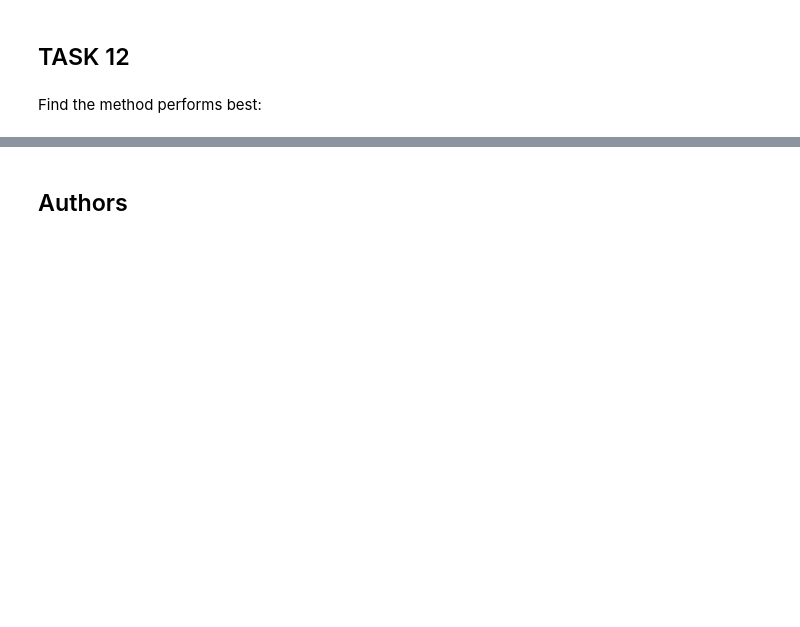
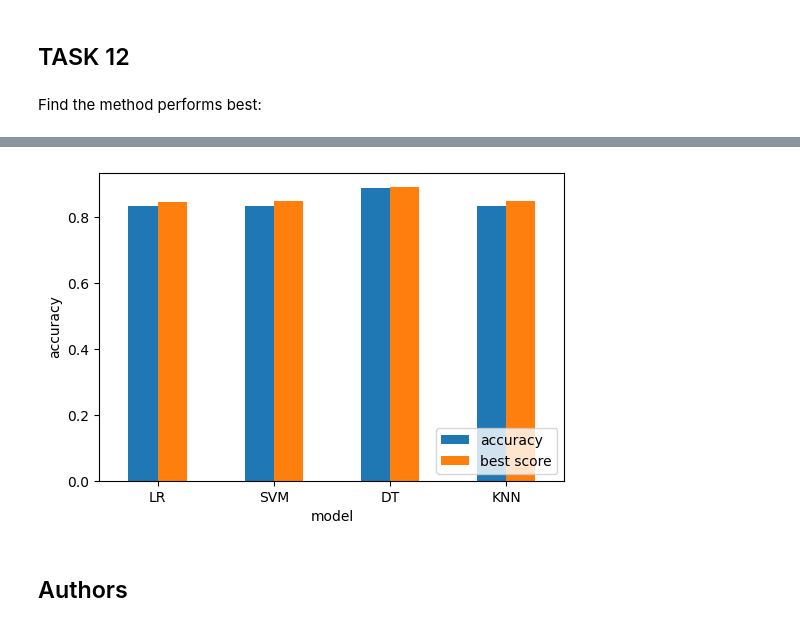
Before and after one commit to LusiDK/ADSC, a Jupyter notebook: 08_SpaceX_Machine Learning Prediction.ipynb, the cells around one changed output, grey strips where cells are left out. Saved outputs shown, nothing was run; the diff lists cells and outputs as text; code cells hidden in the pictures; blank space fills up the shorter version.

```diff
--- a/08_SpaceX_Machine Learning Prediction.ipynb
+++ b/08_SpaceX_Machine Learning Prediction.ipynb
@@ -267,6 +267,6 @@ accuracy : 0.875
 # %% [markdown]
 Calculate the accuracy of tree_cv on the test data using the method <code>score</code>:
 # %%
-tree_cv_score = svm_cv.score(X_test, Y_test)
+tree_cv_score = tree_cv.score(X_test, Y_test)
 print("score :",tree_cv_score)
 # %% [output]
@@ -338,7 +338,15 @@ params = {'LR':logreg_cv.best_params_,
           'DT':tree_cv.best_params_,
           'KNN':knn_cv.best_params_,}
 best_params = pd.DataFrame.from_dict(params[best], orient='index', columns=['value'])
-print(best_params)
+print(best_params,'\n')
+
+new = pd.DataFrame([ML_df['accuracy'],best_scores['best score']]).T
+new.plot(kind='bar', figsize=(6, 4))
+plt.xticks(rotation = 0)
+plt.legend(loc='lower right')
+plt.xlabel('model')
+plt.ylabel('accuracy')
+plt.show()
 # %% [output]
      accuracy
 LR   0.833333
@@ -360,3 +368,4 @@ splitter           random
+[figure, added]
 # %% [markdown]
 ## Authors
 # %% [markdown]
```
Also changed, not shown: parts of 6 cells of this notebook.
